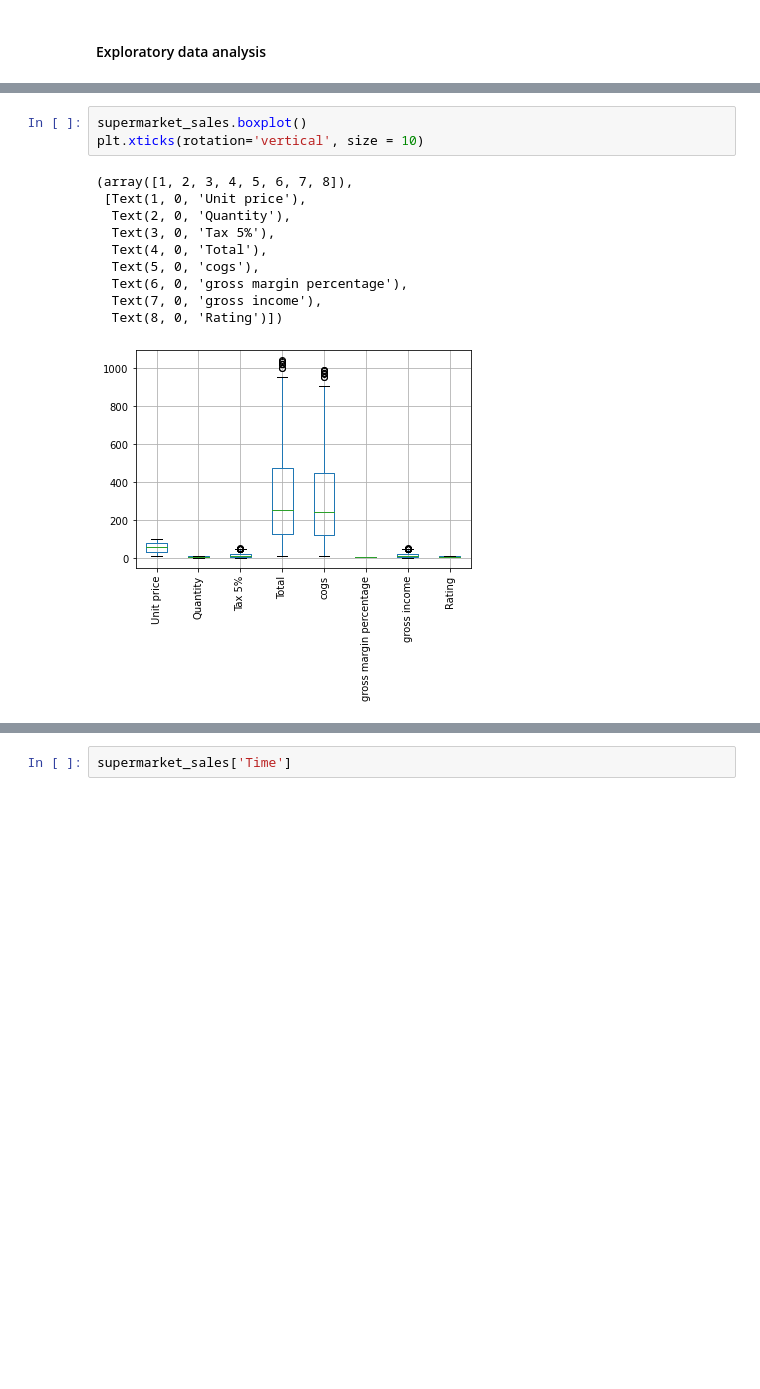
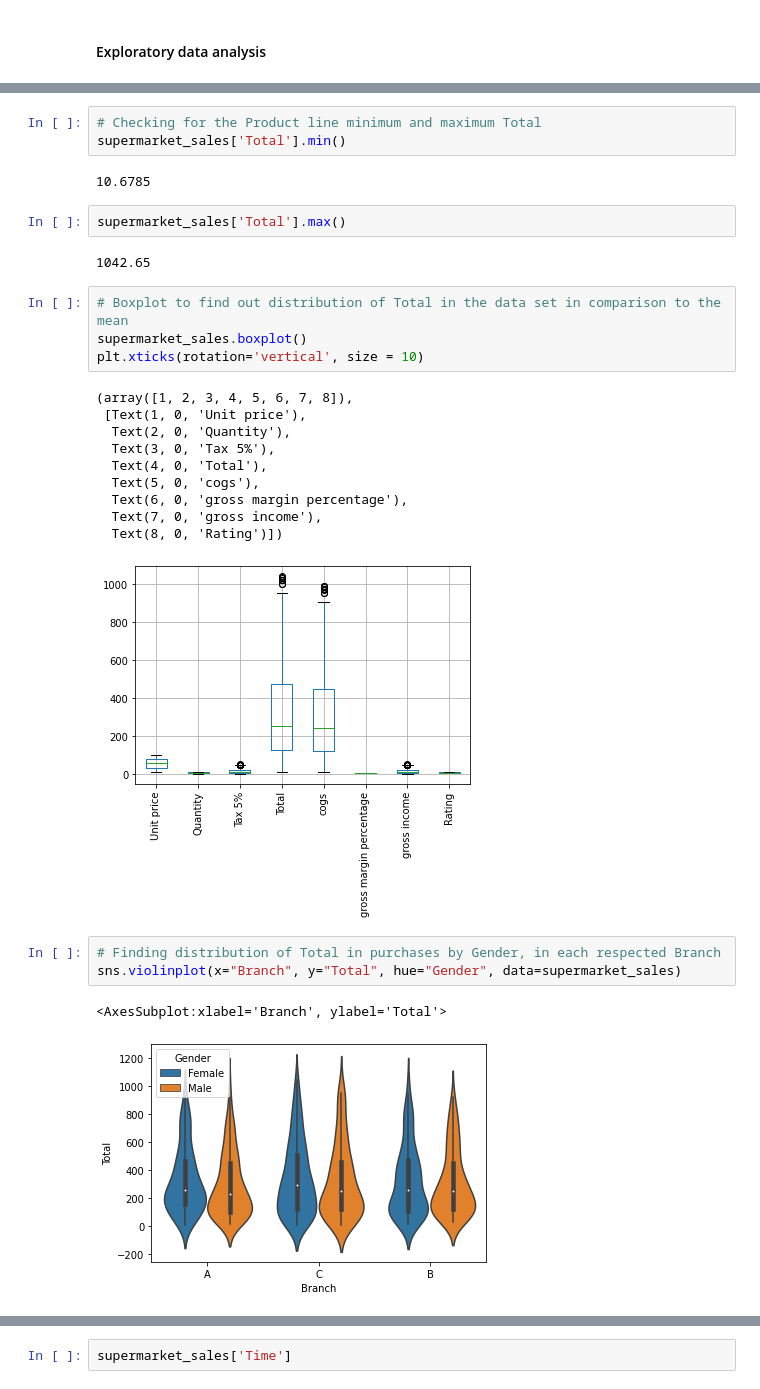
Before and after one commit to mogullet/group-4, a Jupyter notebook: supermarket sales1.ipynb, the cells around one changed output, grey strips where cells are left out. Drawn from its saved outputs; the diff is of its cells as text; blank space fills up the shorter version.

```diff
--- a/supermarket sales1.ipynb
+++ b/supermarket sales1.ipynb
@@ -162,7 +163,17 @@ plt.xticks(rotation='vertical', size = 10)
   Text(4, 0, 'Food and beverages'),
   Text(5, 0, 'Fashion accessories')])
 [figure]
+# %%
+# Checking for the Product line minimum and maximum Total
+supermarket_sales['Total'].min()
+# %% [output]
+10.6785
+# %%
+supermarket_sales['Total'].max()
+# %% [output]
+1042.65
 # %%
+# Boxplot to find out distribution of Total in the data set in comparison to the mean
 supermarket_sales.boxplot()
 plt.xticks(rotation='vertical', size = 10)
 # %% [output]
@@ -176,3 +187,9 @@ plt.xticks(rotation='vertical', size = 10)
   Text(7, 0, 'gross income'),
   Text(8, 0, 'Rating')])
 [figure]
+# %%
+# Finding distribution of Total in purchases by Gender, in each respected Branch
+sns.violinplot(x="Branch", y="Total", hue="Gender", data=supermarket_sales)
+# %% [output]
+<AxesSubplot:xlabel='Branch', ylabel='Total'>
+[figure, added]
```
Also changed, not shown: parts of 28 cells of this notebook.
